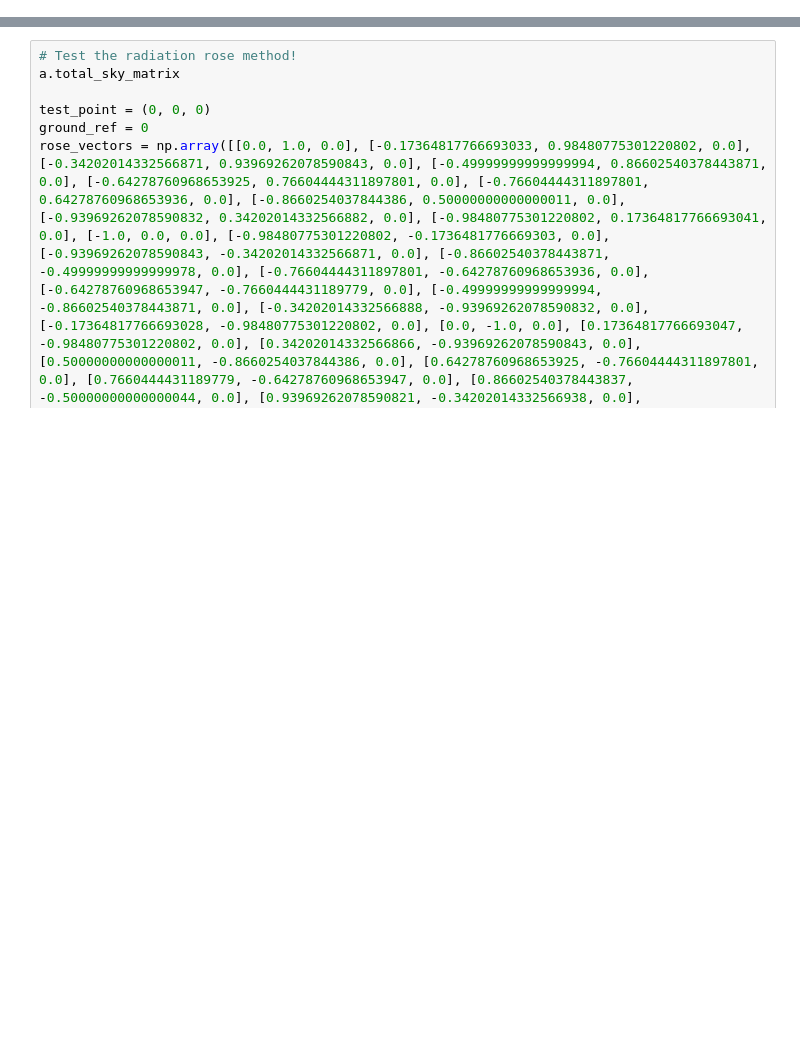
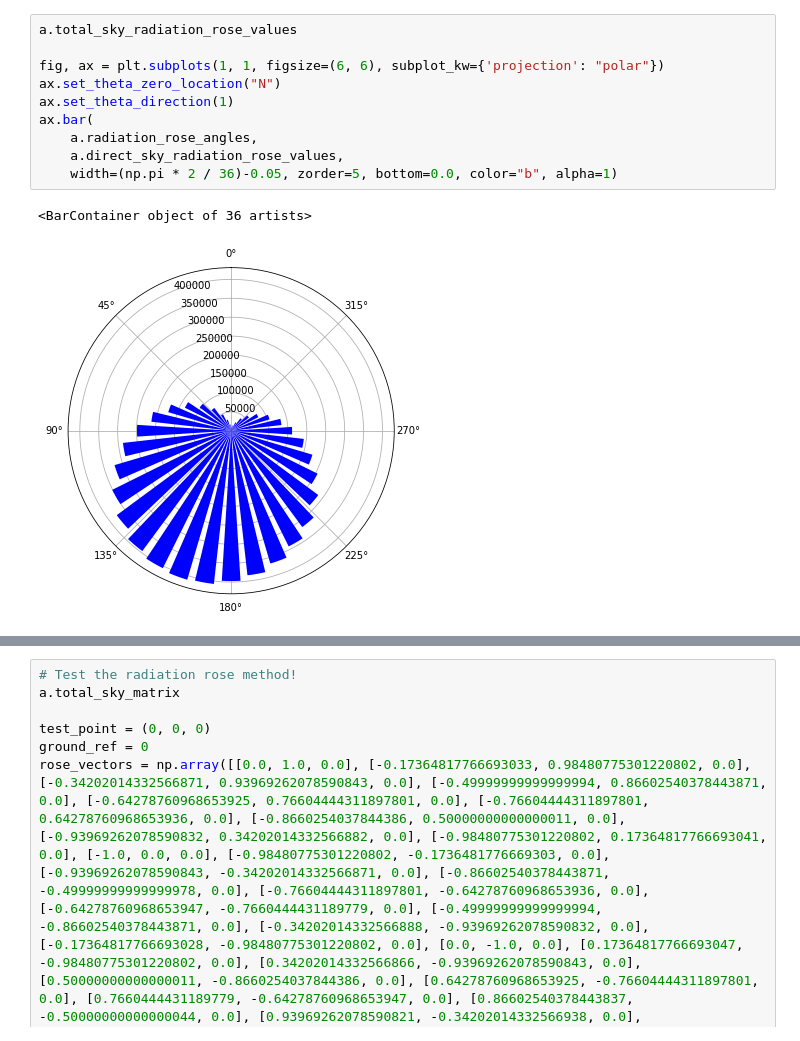
Before and after one commit to cycle13/climate, a Jupyter notebook: test.ipynb, the cells around one changed output, grey strips where cells are left out. Cells and saved outputs as stored; diff of their text form; blank space fills up the shorter version.

Commit message:
radiation rose method added

```diff
--- a/test.ipynb
+++ b/test.ipynb
@@ -19,0 +21,13 @@ Direct radiation matrix created: C:\Users\tgerrish\Documents\GitHub\climate\test
+# %%
+a.total_sky_radiation_rose_values
+
+fig, ax = plt.subplots(1, 1, figsize=(6, 6), subplot_kw={'projection': "polar"})
+ax.set_theta_zero_location("N")
+ax.set_theta_direction(1)
+ax.bar(
+    a.radiation_rose_angles,
+    a.direct_sky_radiation_rose_values,
+    width=(np.pi * 2 / 36)-0.05, zorder=5, bottom=0.0, color="b", alpha=1)
+# %% [output]
+<BarContainer object of 36 artists>
+[figure, added]
```
Also changed, not shown: parts of 8 cells of this notebook, 5 other files.
